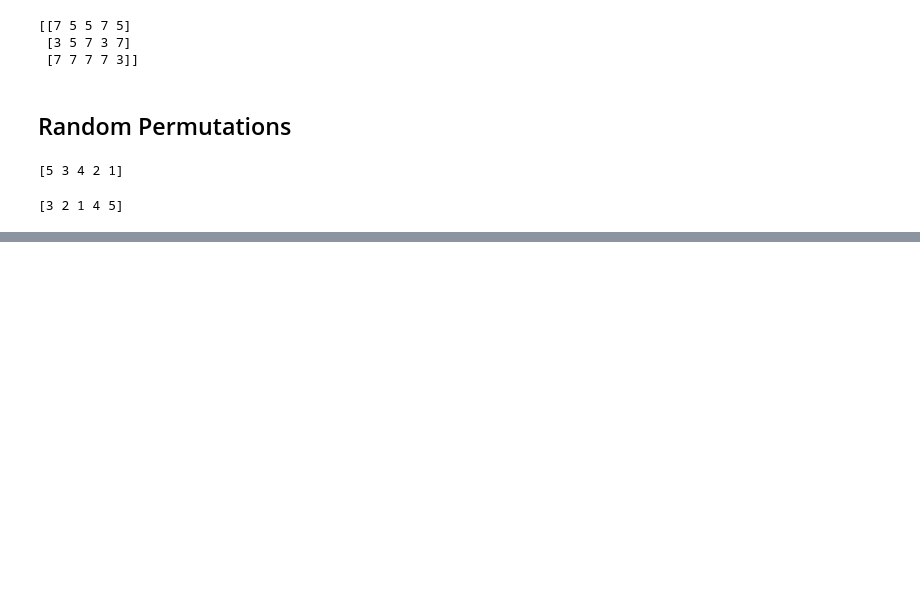
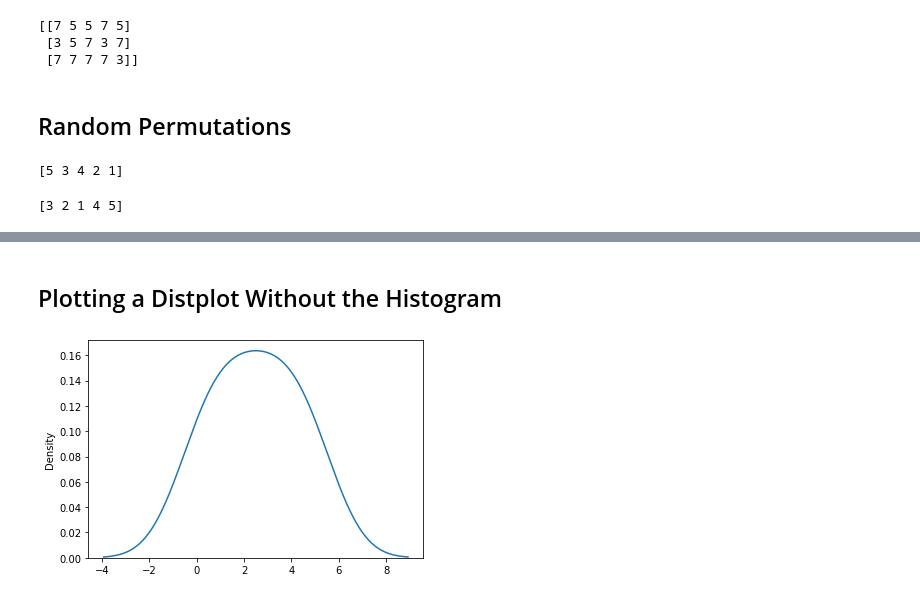
Before and after one commit to mausamadh/pythonprograms, a Jupyter notebook: learn_numpy/numpy_basics.ipynb, the cells around one changed output, grey strips where cells are left out. Saved outputs shown, nothing was run; the diff lists cells and outputs as text; code cells hidden in the pictures; blank space fills up the shorter version.

```diff
--- a/learn_numpy/numpy_basics.ipynb
+++ b/learn_numpy/numpy_basics.ipynb
@@ -759,0 +789,9 @@ print(random.permutation(arr))
+# %% [markdown]
+## Plotting a Distplot Without the Histogram
+# %%
+
+sns.distplot([0, 1, 2, 3, 4, 5], hist=False)
+
+plt.show()
+# %% [output]
+[figure, added]
```
Also changed, not shown: parts of 4 cells of this notebook.
